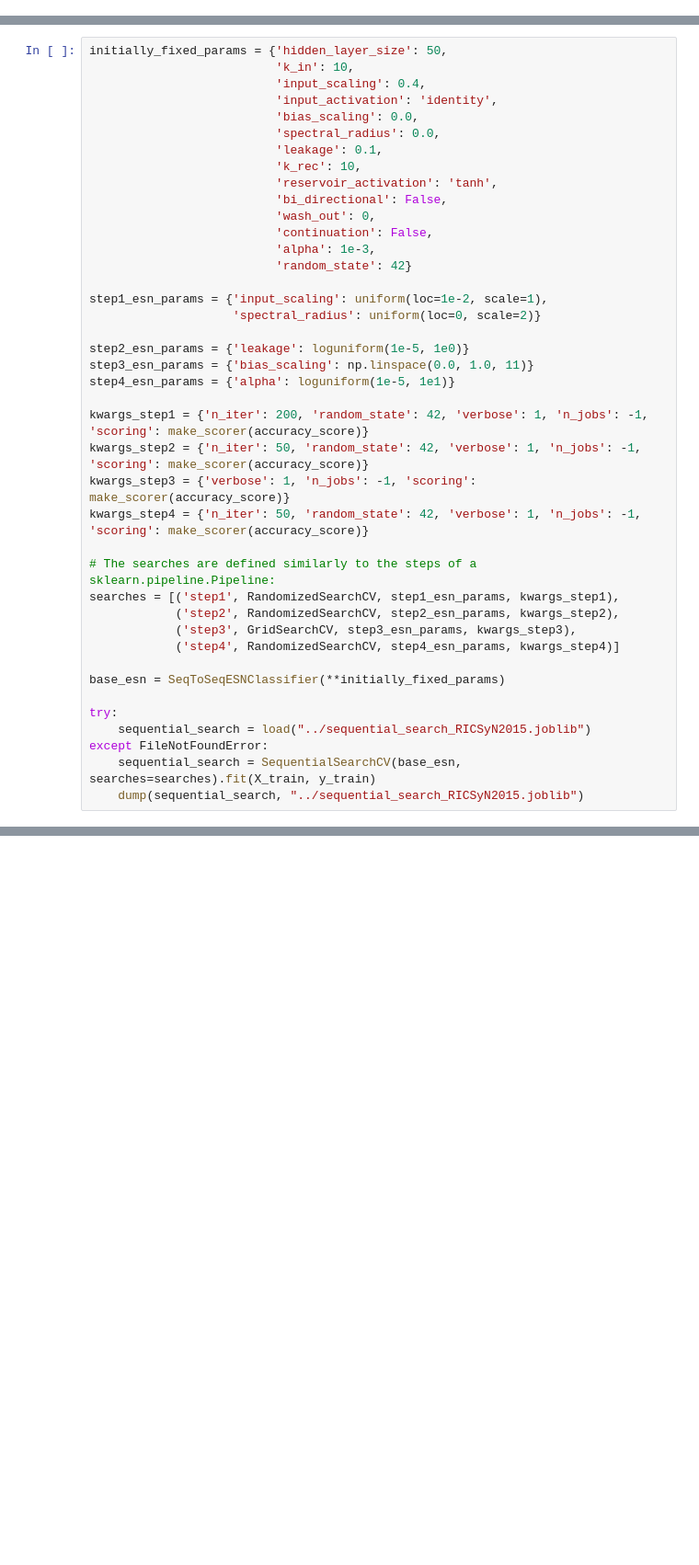
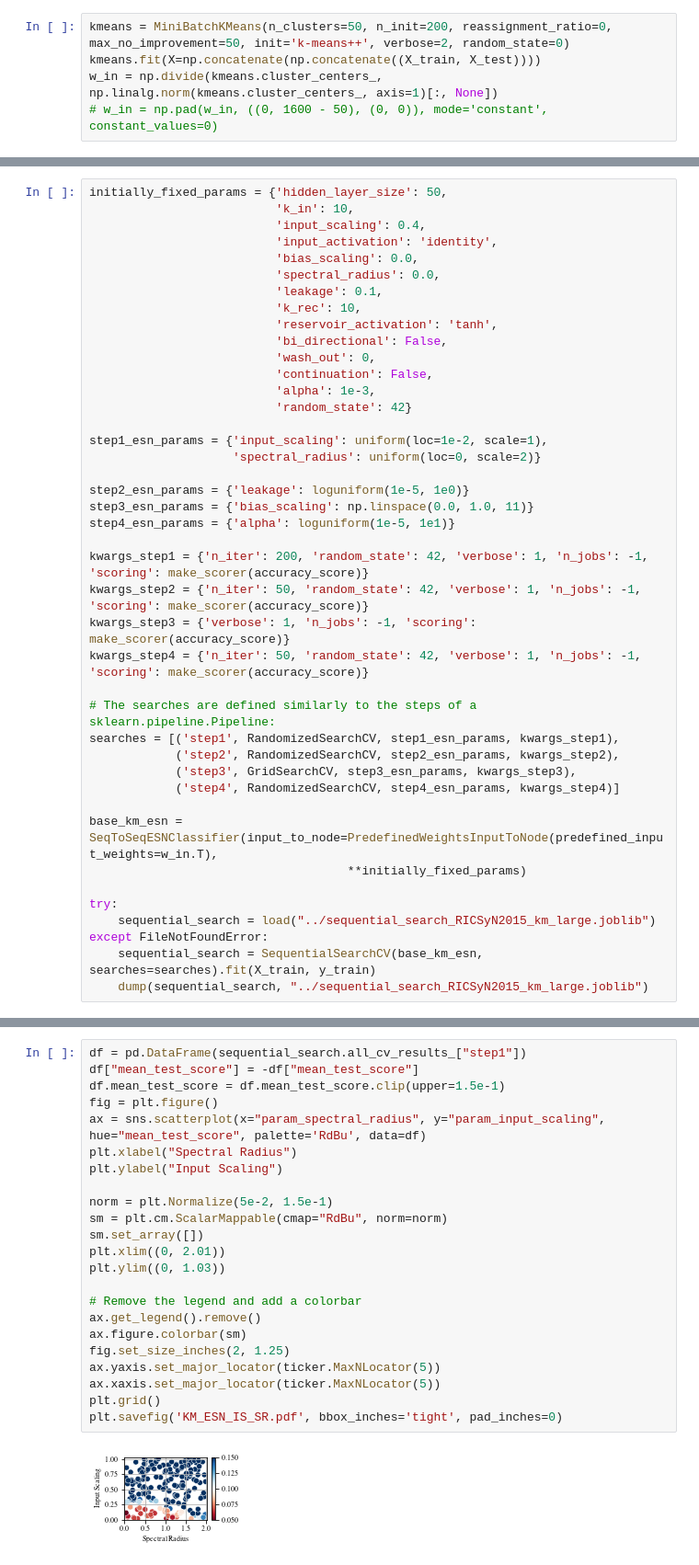
Before and after one commit to PlasmaControl/PyRCN, a Jupyter notebook: examples/Video_Door_state_Classification.ipynb, the cells around one changed output, grey strips where cells are left out. Shown at 92% size. Drawn from its saved outputs; the diff is of its cells as text; blank space fills up the shorter version.

```diff
--- a/examples/Video_Door_state_Classification.ipynb
+++ b/examples/Video_Door_state_Classification.ipynb
@@ -96,0 +284,5 @@ X_test.shape, X_test[0].shape, y_test.shape, y_test[0].shape
+# %%
+kmeans = MiniBatchKMeans(n_clusters=50, n_init=200, reassignment_ratio=0, max_no_improvement=50, init='k-means++', verbose=2, random_state=0)
+kmeans.fit(X=np.concatenate(np.concatenate((X_train, X_test))))
+w_in = np.divide(kmeans.cluster_centers_, np.linalg.norm(kmeans.cluster_centers_, axis=1)[:, None])
+# w_in = np.pad(w_in, ((0, 1600 - 50), (0, 0)), mode='constant', constant_values=0)
@@ -128,10 +338,11 @@ searches = [('step1', RandomizedSearchCV, step1_esn_params, kwargs_step1),
             ('step3', GridSearchCV, step3_esn_params, kwargs_step3),
             ('step4', RandomizedSearchCV, step4_esn_params, kwargs_step4)]
 
-base_esn = SeqToSeqESNClassifier(**initially_fixed_params)
+base_km_esn = SeqToSeqESNClassifier(input_to_node=PredefinedWeightsInputToNode(predefined_input_weights=w_in.T),
+                                    **initially_fixed_params)
 
 try:
-    sequential_search = load("../sequential_search_RICSyN2015.joblib")
+    sequential_search = load("../sequential_search_RICSyN2015_km_large.joblib")
 except FileNotFoundError:
-    sequential_search = SequentialSearchCV(base_esn, searches=searches).fit(X_train, y_train)
-    dump(sequential_search, "../sequential_search_RICSyN2015.joblib")
+    sequential_search = SequentialSearchCV(base_km_esn, searches=searches).fit(X_train, y_train)
+    dump(sequential_search, "../sequential_search_RICSyN2015_km_large.joblib")
@@ -143,0 +370,25 @@ Fitting 5 folds for each of 200 candidates, totalling 1000 fits
+# %%
+df = pd.DataFrame(sequential_search.all_cv_results_["step1"])
+df["mean_test_score"] = -df["mean_test_score"]
+df.mean_test_score = df.mean_test_score.clip(upper=1.5e-1)
+fig = plt.figure()
+ax = sns.scatterplot(x="param_spectral_radius", y="param_input_scaling", hue="mean_test_score", palette='RdBu', data=df)
+plt.xlabel("Spectral Radius")
+plt.ylabel("Input Scaling")
+
+norm = plt.Normalize(5e-2, 1.5e-1)
+sm = plt.cm.ScalarMappable(cmap="RdBu", norm=norm)
+sm.set_array([])
+plt.xlim((0, 2.01))
+plt.ylim((0, 1.03))
+
+# Remove the legend and add a colorbar
+ax.get_legend().remove()
+ax.figure.colorbar(sm)
+fig.set_size_inches(2, 1.25)
+ax.yaxis.set_major_locator(ticker.MaxNLocator(5))
+ax.xaxis.set_major_locator(ticker.MaxNLocator(5))
+plt.grid()
+plt.savefig('KM_ESN_IS_SR.pdf', bbox_inches='tight', pad_inches=0)
+# %% [output]
+[figure, added]
```
Also changed, not shown: parts of 24 cells of this notebook, 2 other files.
